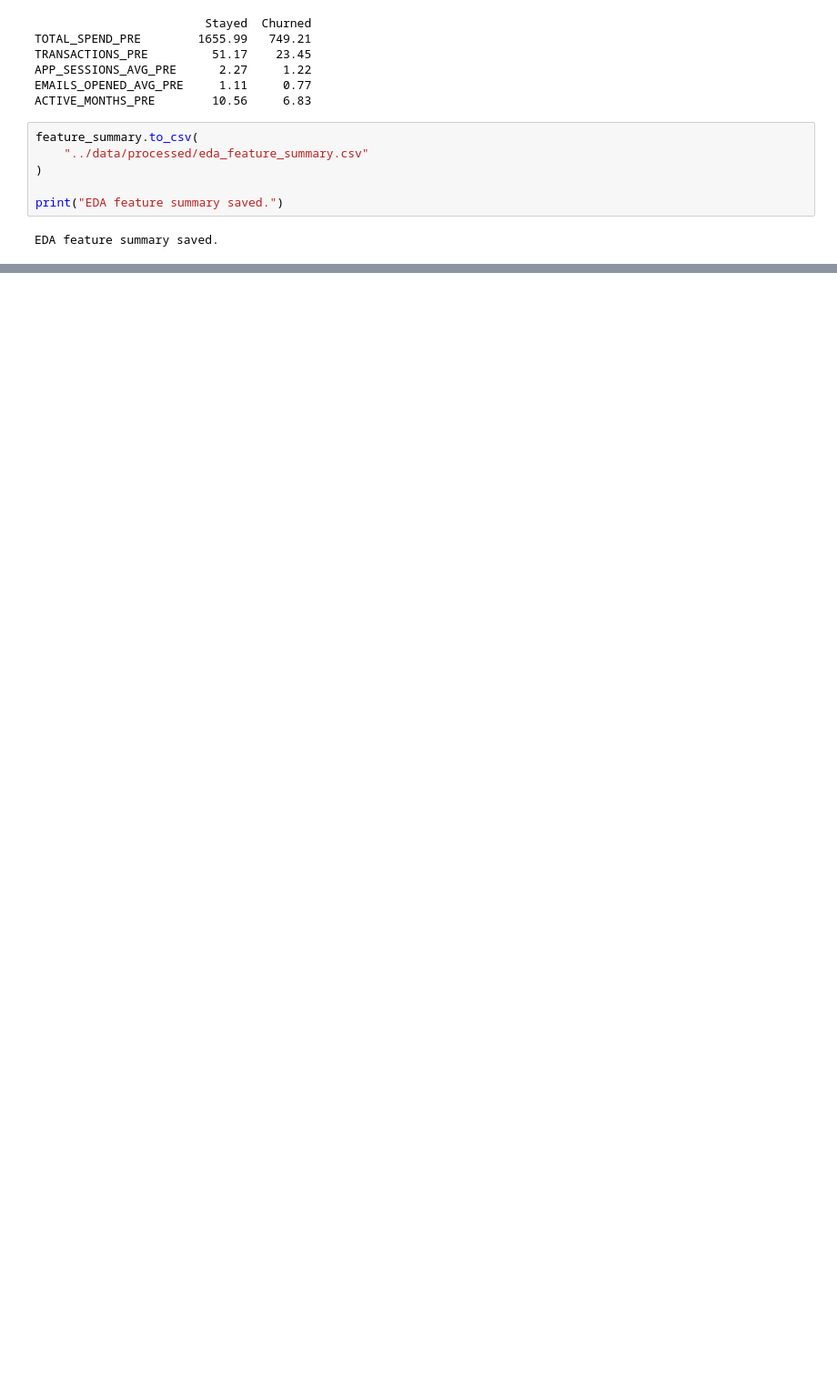
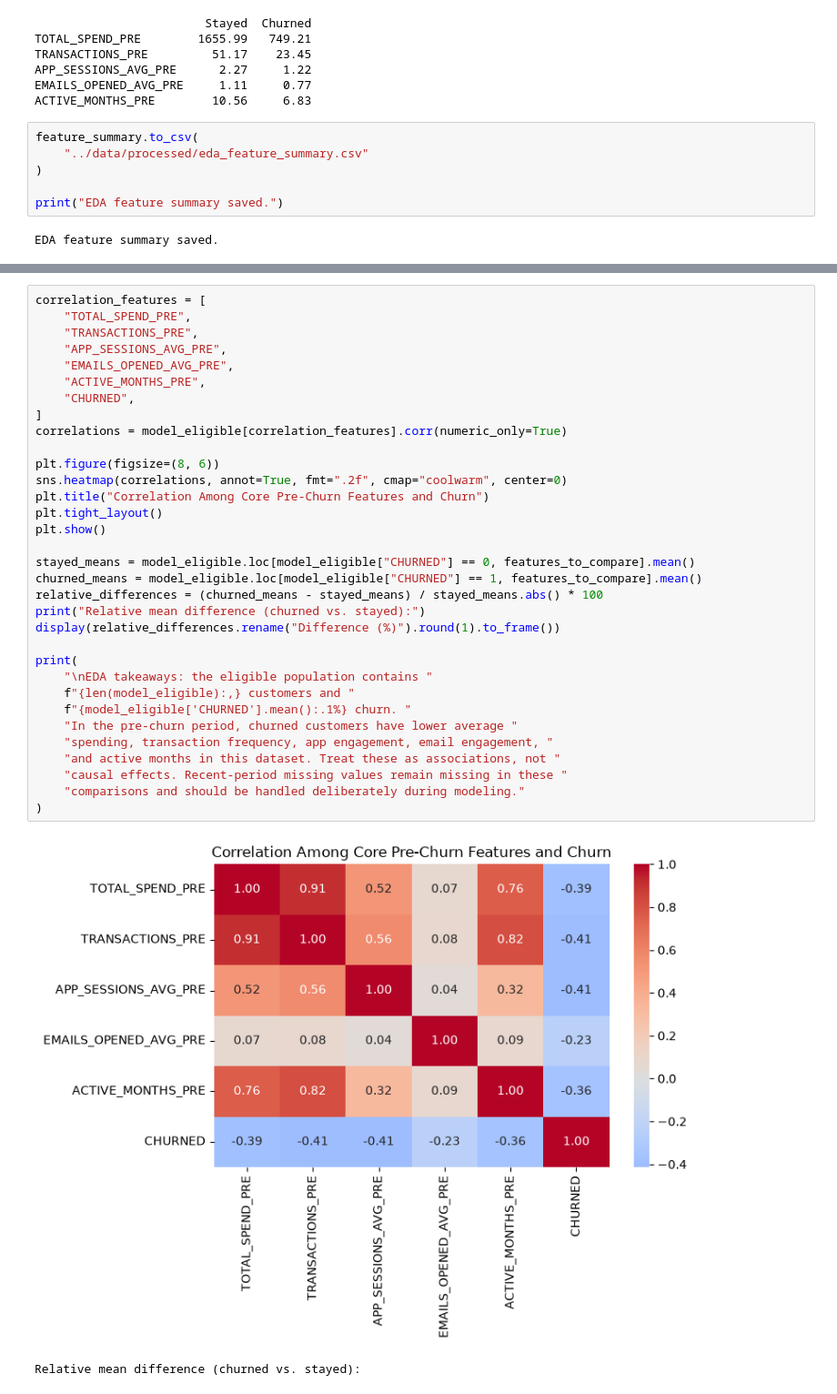
Before and after one commit to O-ASwIN-O/ChurnGuard, a Jupyter notebook: notebook/02_eda.ipynb, the cells around one changed output, grey strips where cells are left out. Shown at 91% size. Saved outputs shown, nothing was run; the diff lists cells and outputs as text; blank space fills up the shorter version.

```diff
--- a/notebook/02_eda.ipynb
+++ b/notebook/02_eda.ipynb
@@ -264,0 +350,36 @@ EDA feature summary saved.
+# %%
+correlation_features = [
+    "TOTAL_SPEND_PRE",
+    "TRANSACTIONS_PRE",
+    "APP_SESSIONS_AVG_PRE",
+    "EMAILS_OPENED_AVG_PRE",
+    "ACTIVE_MONTHS_PRE",
+    "CHURNED",
+]
+correlations = model_eligible[correlation_features].corr(numeric_only=True)
+
+plt.figure(figsize=(8, 6))
+sns.heatmap(correlations, annot=True, fmt=".2f", cmap="coolwarm", center=0)
+plt.title("Correlation Among Core Pre-Churn Features and Churn")
+plt.tight_layout()
+plt.show()
+
+stayed_means = model_eligible.loc[model_eligible["CHURNED"] == 0, features_to_compare].mean()
+churned_means = model_eligible.loc[model_eligible["CHURNED"] == 1, features_to_compare].mean()
+relative_differences = (churned_means - stayed_means) / stayed_means.abs() * 100
+print("Relative mean difference (churned vs. stayed):")
+display(relative_differences.rename("Difference (%)").round(1).to_frame())
+
+print(
+    "\nEDA takeaways: the eligible population contains "
+    f"{len(model_eligible):,} customers and "
+    f"{model_eligible['CHURNED'].mean():.1%} churn. "
+    "In the pre-churn period, churned customers have lower average "
+    "spending, transaction frequency, app engagement, email engagement, "
+    "and active months in this dataset. Treat these as associations, not "
+    "causal effects. Recent-period missing values remain missing in these "
+    "comparisons and should be handled deliberately during modeling."
+)
+# %% [output]
+[figure, added]
+Relative mean difference (churned vs. stayed):
```
Also changed, not shown: parts of 8 cells of this notebook, 17 other files.
